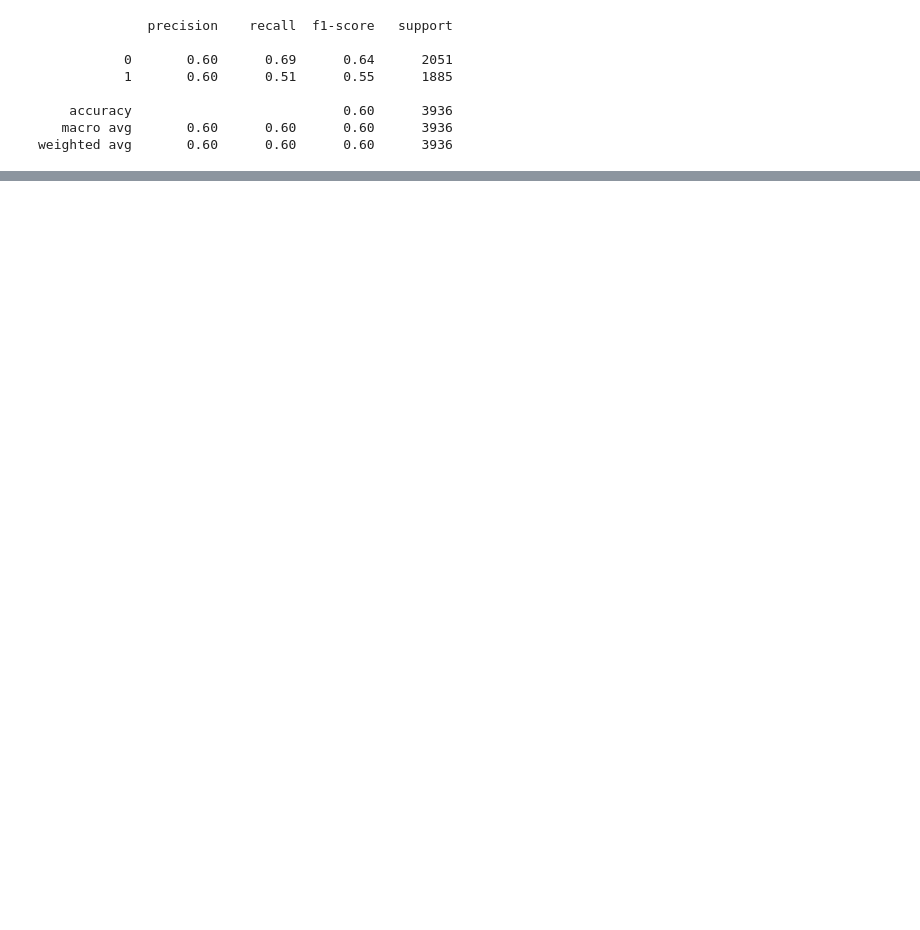
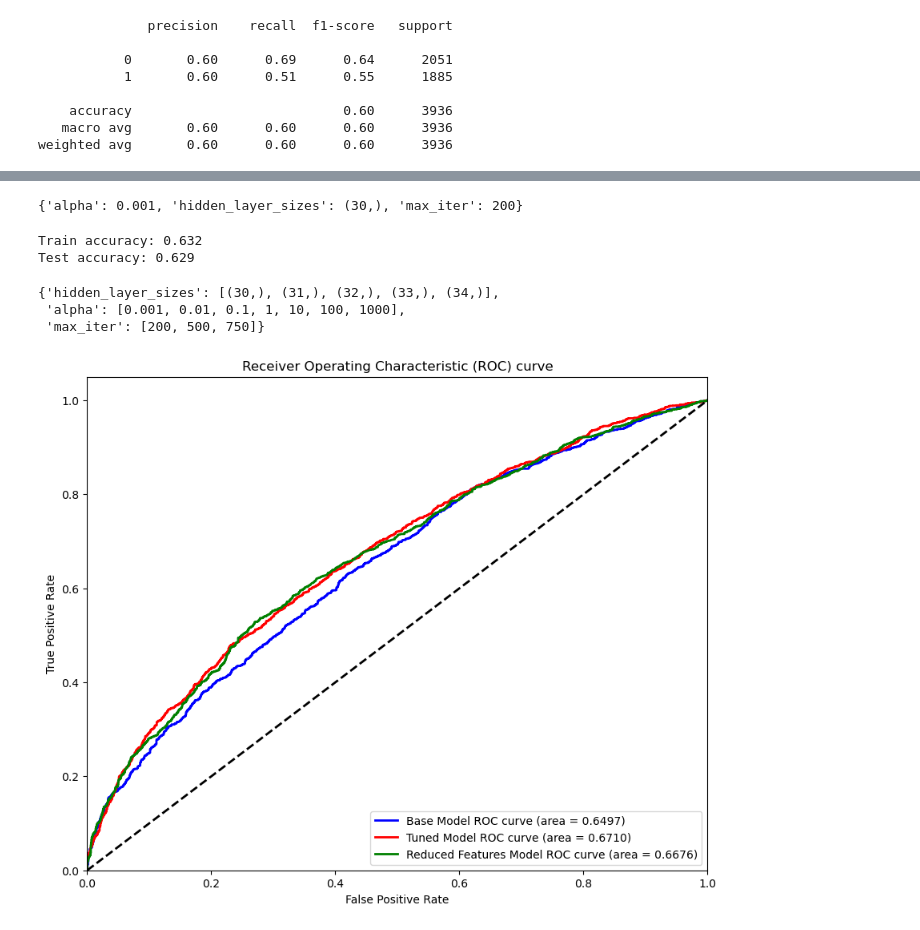
Before and after one commit to johnmarquess/IFN509, a Jupyter notebook: Assignment 2/neural_networks.ipynb, the cells around one changed output, grey strips where cells are left out. Saved outputs shown, nothing was run; the diff lists cells and outputs as text; code cells hidden in the pictures; blank space fills up the shorter version.

```diff
--- a/Assignment 2/neural_networks.ipynb
+++ b/Assignment 2/neural_networks.ipynb
@@ -228,0 +191,3 @@ weighted avg       0.63      0.63      0.62      3936
+# %%
+X_train_reduced = X_train.iloc[:, importance_index]
+X_test_reduced = X_test.iloc[:, importance_index]
@@ -228,0 +210,9 @@ weighted avg       0.63      0.63      0.62      3936
+# %%
+# New parameters for the reduced features
+param_range_3 = range(5, 65, 5)
+new_params = {'hidden_layer_sizes': [(x,) for x in param_range_2], 'alpha': [0.001,0.01,0.1,1,10,100,1000], 'max_iter': [100, 200,500]}
+# %%
+# Train the model with reduced features
+grid_search3 = GridSearchCV(mlp_model, cv=5, n_jobs=-1, param_grid=new_params, return_train_score=True)
+# %%
+grid_search3.fit(X_train_reduced, y_train)
@@ -228,0 +227,4 @@ weighted avg       0.63      0.63      0.62      3936
+# %%
+grid_search3.best_params_
+# %% [output]
+{'alpha': 0.001, 'hidden_layer_sizes': (30,), 'max_iter': 200}
@@ -228,0 +235,49 @@ weighted avg       0.63      0.63      0.62      3936
+# %%
+print(f"Train accuracy: {train_accuracy:.3f}")
+print(f"Test accuracy: {test_accuracy:.3f}")
+# %% [output]
+Train accuracy: 0.632
+Test accuracy: 0.629
+# %%
+grid_search3.param_grid
+# %% [output]
+{'hidden_layer_sizes': [(30,), (31,), (32,), (33,), (34,)],
+ 'alpha': [0.001, 0.01, 0.1, 1, 10, 100, 1000],
+ 'max_iter': [200, 500, 750]}
+# %%
+# Generate ROC curves for the three models
+from sklearn.metrics import roc_curve, roc_auc_score, auc
+
+
+# Base model
+y_pred_proba = mlp_model.predict_proba(X_test)
+fpr, tpr, thresholds = roc_curve(y_test, y_pred_proba[:, 1])
+roc_auc = auc(fpr, tpr)
+
+# Model with hyperparameter tuning
+y_pred_proba2 = grid_search2.predict_proba(X_test)
+fpr2, tpr2, thresholds2 = roc_curve(y_test, y_pred_proba2[:, 1])
+roc_auc2 = auc(fpr2, tpr2)
+
+# Model with reduced features
+y_pred_proba3 = grid_search3.predict_proba(X_test_reduced)
+fpr3, tpr3, thresholds3 = roc_curve(y_test, y_pred_proba3[:, 1])
+roc_auc3 = auc(fpr3, tpr3)
+
+
+# Plot the ROC curve
+
+plt.figure(figsize=(10, 8))
+plt.plot(fpr, tpr, color='blue', lw=2, label='Base Model ROC curve (area = %0.4f)' % roc_auc)
+plt.plot(fpr2, tpr2, color='red', lw=2, label='Tuned Model ROC curve (area = %0.4f)' % roc_auc2)
+plt.plot(fpr3, tpr3, color='green', lw=2, label='Reduced Features Model ROC curve (area = %0.4f)' % roc_auc3)
+plt.plot([0, 1], [0, 1], color='black', lw=2, linestyle='--')
+plt.xlim([0.0, 1.0])
+plt.ylim([0.0, 1.05])
+plt.xlabel('False Positive Rate')
+plt.ylabel('True Positive Rate')
+plt.title('Receiver Operating Characteristic (ROC) curve')
+plt.legend(loc="lower right")
+plt.show()
+# %% [output]
+[figure, added]
```
Also changed, not shown: parts of 32 cells of this notebook, 3 other files.
